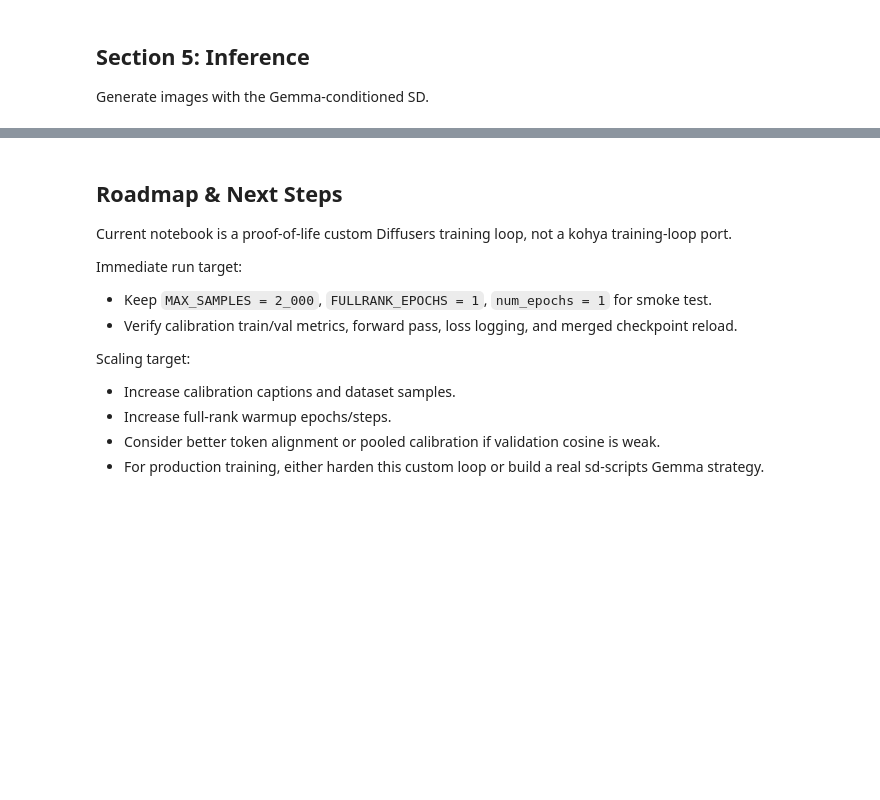
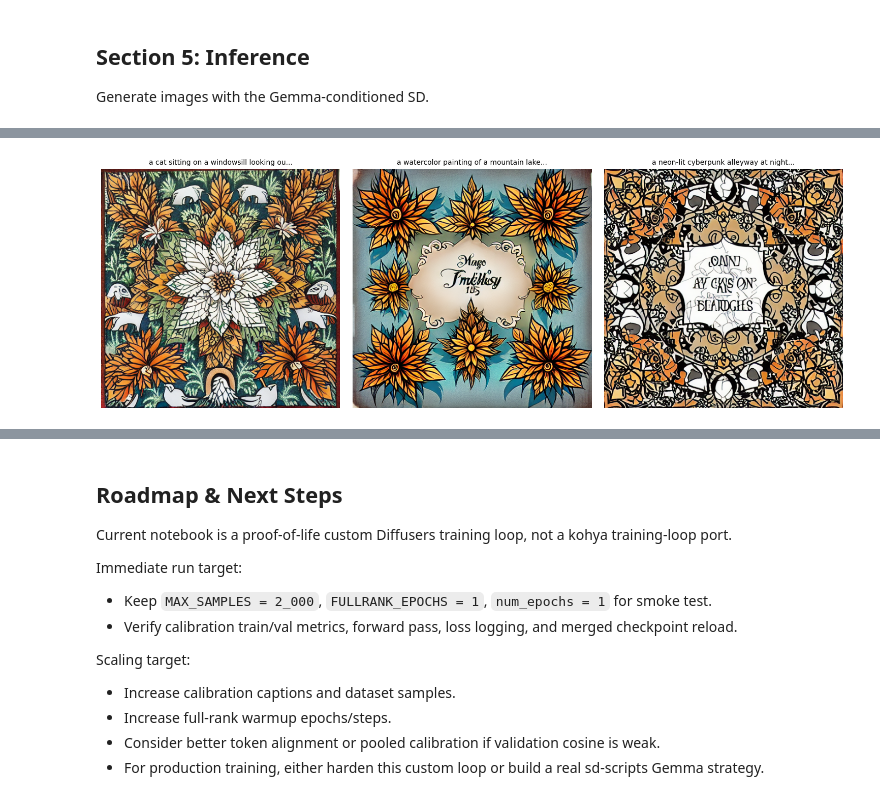
Before and after one commit to kgonia/gemma-stable-difussion, a Jupyter notebook: gemma3_sd_colab.ipynb, the cells around one changed output, grey strips where cells are left out. Drawn from its saved outputs; the diff is of its cells as text; code cells hidden in the pictures; blank space fills up the shorter version.

```diff
--- a/gemma3_sd_colab.ipynb
+++ b/gemma3_sd_colab.ipynb
@@ -922,49 +1043,99 @@ finally:
 Generate images with the Gemma-conditioned SD.
 # %%
 # @title 5.1 Generate Image
+import torch
+import numpy as np
 import matplotlib.pyplot as plt
+from PIL import Image
 from diffusers import DPMSolverMultistepScheduler
 from tqdm import tqdm
 
 vae.to(device).eval()
-unet.eval()
-scheduler = DPMSolverMultistepScheduler.from_pretrained("runwayml/stable-diffusion-v1-5", subfolder="scheduler")
+unet.to(device).eval()
+gemma_model.to(device).eval()
+
+scheduler = DPMSolverMultistepScheduler.from_pretrained(
+    "runwayml/stable-diffusion-v1-5",
+    subfolder="scheduler"
+)
+
+unet_dtype = next(unet.parameters()).dtype
+vae_dtype = next(vae.parameters()).dtype
 
 @torch.no_grad()
 def generate(prompt, steps=30, guidance=7.5, seed=42):
     gen = torch.Generator(device=device).manual_seed(seed)
     scheduler.set_timesteps(steps, device=device)
 
-    tok = gemma_tokenizer(prompt, return_tensors="pt", padding="max_length",
-                          truncation=True, max_length=MAX_GEMMA_LEN).to(device)
-    ehs = gemma_model(**tok, output_hidden_states=True).hidden_states[-1].to(torch.float16)
-    ehs = ehs * gemma_scale
+    tok = gemma_tokenizer(
+        prompt,
+        return_tensors="pt",
+        padding="max_length",
+        truncation=True,
+        max_length=MAX_GEMMA_LEN
+    ).to(device)
+
+    ehs = gemma_model(
+        **tok,
+        output_hidden_states=True
+    ).hidden_states[-1]
+
+    ehs = (ehs * gemma_scale).to(device=device, dtype=unet_dtype)
     ehs_mask = tok.attention_mask.to(device)
 
-    uncond = gemma_tokenizer("", return_tensors="pt", padding="max_length",
-                            truncation=True, max_length=MAX_GEMMA_LEN).to(device)
-    uncond_h = gemma_model(**uncond, output_hidden_states=True).hidden_states[-1].to(torch.float16)
-    uncond_h = uncond_h * gemma_scale
+    uncond = gemma_tokenizer(
+        "",
+        return_tensors="pt",
+        padding="max_length",
+        truncation=True,
+        max_length=MAX_GEMMA_LEN
+    ).to(device)
+
+    uncond_h = gemma_model(
+        **uncond,
+        output_hidden_states=True
+    ).hidden_states[-1]
+
+    uncond_h = (uncond_h * gemma_scale).to(device=device, dtype=unet_dtype)
     uncond_mask = uncond.attention_mask.to(device)
 
-    ehs = torch.cat([uncond_h, ehs])
-    ehs_mask = torch.cat([uncond_mask, ehs_mask])
+    ehs = torch.cat([uncond_h, ehs], dim=0)
+    ehs_mask = torch.cat([uncond_mask, ehs_mask], dim=0)
 
-    latents = torch.randn(1, 4, 64, 64, generator=gen, device=device, dtype=torch.float16)
+    latents = torch.randn(
+        1, 4, 64, 64,
+        generator=gen,
+        device=device,
+        dtype=unet_dtype
+    )
+
     latents = latents * scheduler.init_noise_sigma
 
     for t in tqdm(scheduler.timesteps, desc="Generating"):
-        inp = torch.cat([latents] * 2)
+        inp = torch.cat([latents] * 2, dim=0)
         inp = scheduler.scale_model_input(inp, t)
-        pred = unet(inp, t, encoder_hidden_states=ehs, encoder_attention_mask=ehs_mask).sample
+
+        pred = unet(
+            inp,
+            t,
+            encoder_hidden_states=ehs,
+            encoder_attention_mask=ehs_mask
+        ).sample
+
         u, p = pred.chunk(2)
         pred = u + guidance * (p - u)
+
         latents = scheduler.step(pred, t, latents).prev_sample
 
     latents = latents / vae.config.scaling_factor
+    latents = latents.to(dtype=vae_dtype)
+
     img = vae.decode(latents).sample
-    img = (img/2 + 0.5).clamp(0,1).cpu().permute(0,2,3,1).float().numpy()
-    return Image.fromarray((img[0]*255).astype(np.uint8))
+    img = (img / 2 + 0.5).clamp(0, 1)
+    img = img.cpu().permute(0, 2, 3, 1).float().numpy()
+
+    return Image.fromarray((img[0] * 255).astype(np.uint8))
+
 
 prompts = [
     "a cat sitting on a windowsill looking outside",
@@ -973,12 +1144,15 @@ prompts = [
 ]
 
 fig, axes = plt.subplots(1, 3, figsize=(15, 5))
+
 for ax, p in zip(axes, prompts):
     print(f"Generating: {p}")
     img = generate(p, steps=30)
     ax.imshow(img)
-    ax.set_title(p[:40]+"...", fontsize=10)
+    ax.set_title(p[:40] + "...", fontsize=10)
     ax.axis("off")
+
 plt.tight_layout()
 plt.savefig(f"{DRIVE_OUT}/samples.png", dpi=100)
 plt.show()
+# %% [output]
@@ -985,3 +1162,4 @@ plt.show()
+[figure, added]
 # %%
 # @title 5.2 Save Research + Merged Inference Checkpoints
 # Saves:
```
Also changed, not shown: parts of 19 cells of this notebook.
